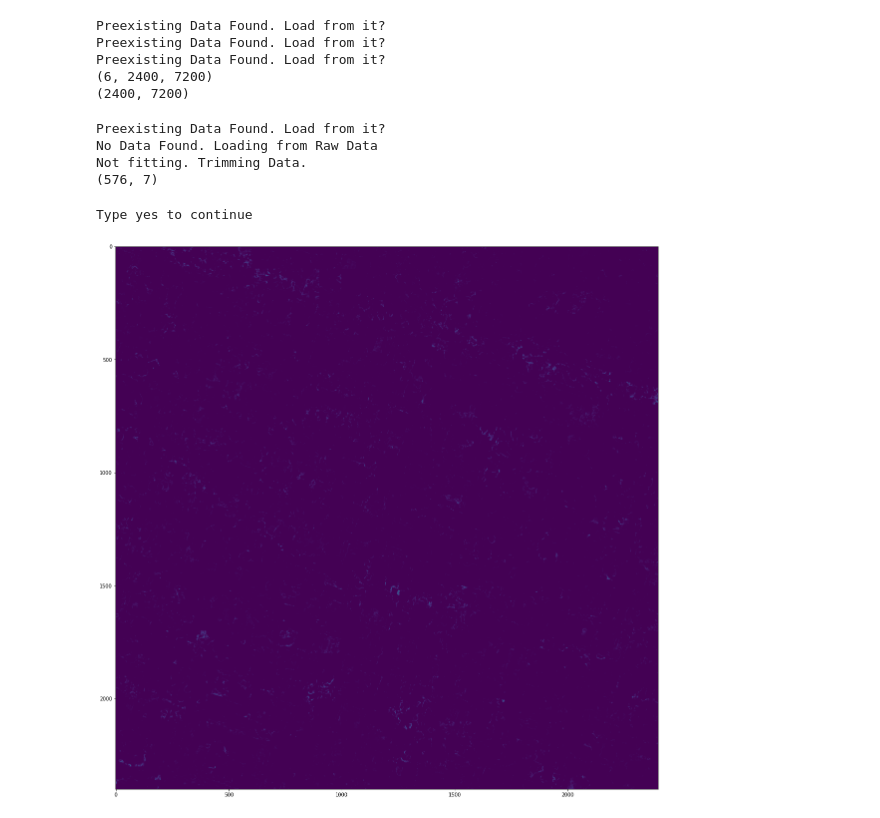
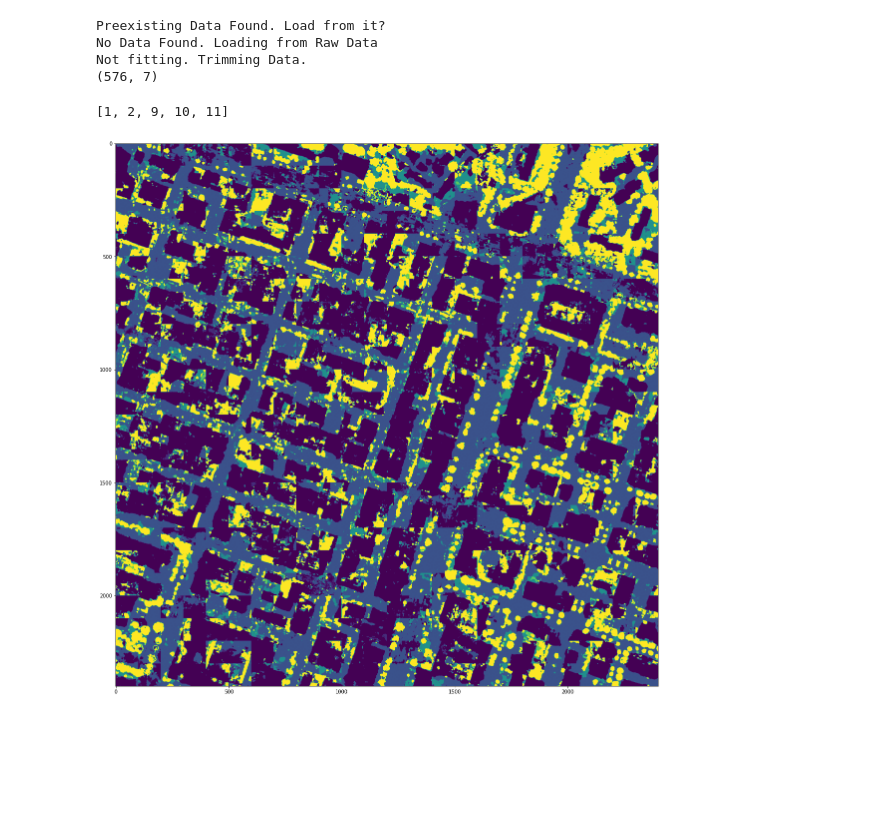
Before and after one commit to Yumbang/Codes, a Jupyter notebook: UrbanGreenSegmentation.ipynb, the cells around one changed output. Saved outputs shown, nothing was run; the diff lists cells and outputs as text; code cells hidden in the pictures; blank space fills up the shorter version.

Commit message:
Implemented result production

```diff
--- a/UrbanGreenSegmentation.ipynb
+++ b/UrbanGreenSegmentation.ipynb
@@ -125,7 +125,7 @@ class UrbanGreenSegmentation2(nn.Module):
         self.bn1 = nn.BatchNorm2d(out_channel)
         #self.bn2 = nn.BatchNorm2d(14)
         #self.fc2 = nn.Conv2d(in_channels=14, out_channels=7, kernel_size=1)
-        self.softmax = nn.Softmax2d()
+
 
     def forward(self, x_seg):
         #x_reg = self.regression(x_reg)
@@ -135,14 +135,18 @@ class UrbanGreenSegmentation2(nn.Module):
         #x_seg = torch.cat((x_reg, x_seg), dim=1)
         #x_seg = self.bn2(x_seg)
         #x_seg = self.fc2(x_seg)
-        x_seg = self.softmax(x_seg)
+
         return x_seg
+# %%
+gpus = 7 # slot number (e.g., 3), no gpu use -> write just ' '
+os.environ["CUDA_DEVICE_ORDER"]="PCI_BUS_ID"
+os.environ["CUDA_VISIBLE_DEVICES"]=str(gpus)
+device = torch.device('cuda:0' if torch.cuda.is_available() else 'cpu')
+batch_size = 4
+patch_size = 100
+train_ratio = 0.8
+rotate_training_data = True
 # %%
-gpus = 7 # slot number (e.g., 3), no gpu use -> write just ' '
-os.environ["CUDA_DEVICE_ORDER"]="PCI_BUS_ID"
-os.environ["CUDA_VISIBLE_DEVICES"]=str(gpus)
-device = torch.device('cuda:0' if torch.cuda.is_available() else 'cpu')
-
 raw_data_array_N12 ,raw_target_array_N12, OHE_target_array_N12 = dataprepare.prepare_raw_files('N12')
 raw_data_array_H19 ,raw_target_array_H19, OHE_target_array_H19 = dataprepare.prepare_raw_files('H19')
 raw_data_array_M18 ,raw_target_array_M18, OHE_target_array_M18 = dataprepare.prepare_raw_files('M18')
@@ -152,16 +156,6 @@ print(raw_data_array.shape)
 raw_target_array = np.concatenate((raw_target_array_N12, raw_target_array_H19, raw_target_array_M18), axis=-1)
 print(raw_target_array.shape)
 OHE_target_array = np.concatenate((OHE_target_array_N12, OHE_target_array_H19, OHE_target_array_M18), axis=-1)
-batch_size = 4
-patch_size = 100
-train_ratio = 0.8
-rotate_training_data = False
-# %% [output]
-Preexisting Data Found. Load from it?
-Preexisting Data Found. Load from it?
-Preexisting Data Found. Load from it?
-(6, 2400, 7200)
-(2400, 7200)
 # %%
 plt.figure(figsize=(10,10))
 plt.imshow(raw_target_array[0:100, 100:200])
@@ -208,18 +207,19 @@ model.load_state_dict(torch.load('/home/bcyoon/Byeongchan/Data/N12/Model/Segment
 reference_data = '/home/bcyoon/Byeongchan/Data/H19/H19_lidar.tif'
 result_path = legacytraining.save_result(model.to('cpu'), dataloader=Dataloaders_ver3['Prediction'], path='../Data/N12/Model/Segmentation/', description='H19_prediction', reference_data=reference_data, patch_size=100, device = device)
 # %%
-model2 = UrbanGreenSegmentation2()
+model2 = UrbanGreenSegmentation2(out_channel=5)
+model2 = nn.DataParallel(model2)
 model2.to(device)
-model2.load_state_dict(torch.load('/home/bcyoon/Byeongchan/Data/Model/Segmentation/Categories_5/2022.8.5/Best_Model_Parameters_of_14:19_Categories_5.pth'))
+model2.load_state_dict(torch.load('/home/bcyoon/Byeongchan/Data/Model/Segmentation/Categories_5/2022.8.8/Best_Model_Parameters_of_15:28_Rotation_Activated_Dropout_Activated.pth'))
 raw_data_array_N11 ,raw_target_array_N11, OHE_target_array_N11 = dataprepare.prepare_raw_files('N11')
 N11_prediction_dataset = dataprepare.TrainDataset4(raw_data_array_N11, OHE_target_array_N11, raw_target_array_N11, patch_size = patch_size, is_evaluating = True, train_ratio = train_ratio)
 N11_prediction_dataloader = DataLoader(N11_prediction_dataset, batch_size=2)
 reference_data = '/home/bcyoon/Byeongchan/Data/N11/N11_lidar.tif'
-result_path = legacytraining.save_result2(model2.to('cpu'), dataloader=N11_prediction_dataloader, path='../Data/N11/Model/Segmentation/', description='bias_false', reference_data=reference_data, patch_size=100, device = device)
+result_path = legacytraining.save_result2(model2.to(device), dataloader=N11_prediction_dataloader, path='../Data/N11/Model/Segmentation/', reference_data=reference_data, patch_size=100, device = device, categories=5)
 # %% [output]
 Preexisting Data Found. Load from it?
 No Data Found. Loading from Raw Data
 Not fitting. Trimming Data.
 (576, 7)
-Type yes to continue
+[1, 2, 9, 10, 11]
-[figure, old version]
+[figure, new version]
```
Also changed, not shown: parts of 1 cell of this notebook, 2 other files.
